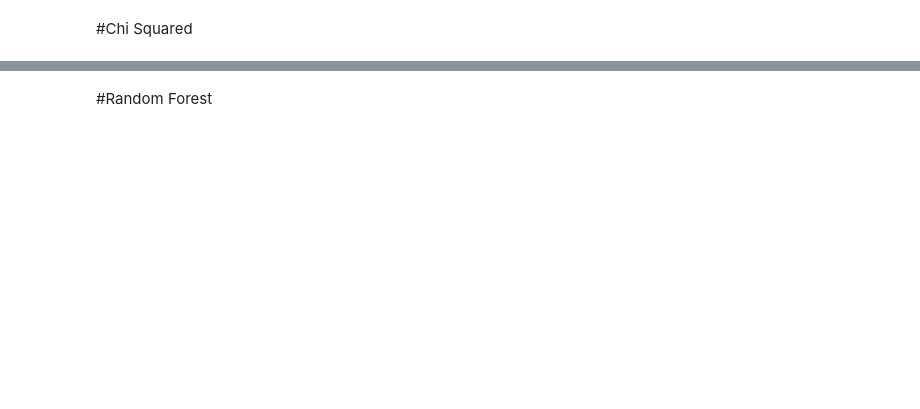
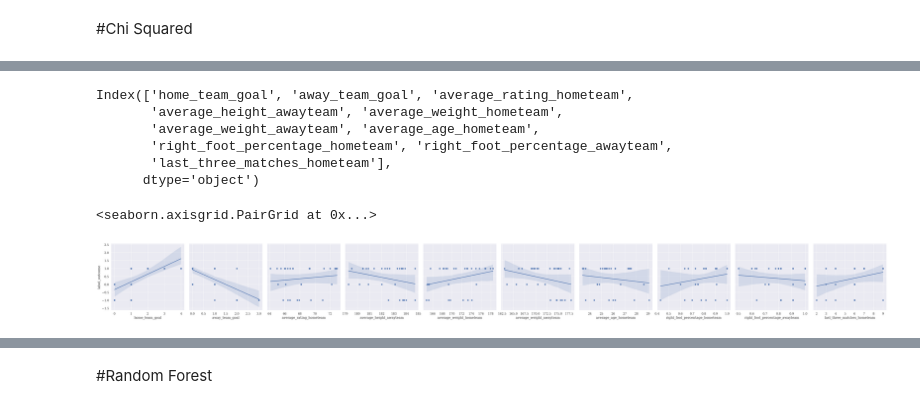
Before and after one commit to juengeja/MachineLearning, a Jupyter notebook: overall.ipynb, the cells around one changed output, grey strips where cells are left out. Cells and saved outputs as stored; diff of their text form; code cells hidden in the pictures; blank space fills up the shorter version.

```diff
--- a/overall.ipynb
+++ b/overall.ipynb
@@ -425,14 +771,9 @@ Sucht die beste Untergruppe von Features für ein Mdoell, indem eine Modell-basi
 # %%
-#df_test = df_dropped
-#conn = sqlite3.connect('neue_datenbank.db')
-#df_test.to_sql('neue_tabelle_mit_30_Daten', conn, if_exists='replace', index=False)
-#conn.close()
-
 # Verbindung zur SQLite-Datenbank herstellen
-conn = sqlite3.connect('neue_datenbank.db')
+conn = sqlite3.connect('neue_datenbank_numeric.db')
 
 # SQL-Abfrage ausführen und Ergebnis in ein Pandas-Dataframe laden
-df = pd.read_sql("SELECT * FROM neue_tabelle_mit_30_Daten", conn)
+df = pd.read_sql("SELECT * FROM neue_tabelle_mit_500_numerischen_Daten", conn)
 
 # Verbindung schließen
 conn.close()
@@ -443,22 +781,0 @@ Convert every non numeric column to a numeric column
-# %%
-df_dropped['date_int'] = df_dropped['date'].apply(lambda x: int(x.replace('-', '').replace(' ', '').replace(':', '')))
-df_dropped = df_dropped.drop('date', axis=1)
-df_dropped = df_dropped.rename(columns={'date_int': 'date'})
-
-
-
-# create dictionary to map outcome labels to integer values
-outcome_map = {'Win': 1, 'Lose': -1, 'Draw': 0}
-
-# convert outcome labels to integer values
-df_dropped['label_outcome_int'] = df_dropped['label_outcome'].map(outcome_map)
-
-# replace original column with new integer column
-df_dropped['label_outcome'] = df_dropped['label_outcome_int']
-
-# drop temporary integer column
-df_dropped = df_dropped.drop('label_outcome_int', axis=1)
-
-
-
-df_dropped['season'] = df_dropped['season'].str.split('/').str[0].astype(int)
@@ -503,3 +798,23 @@ rfe.fit(features, target)
 # Ausgabe der ausgewählten Features
 selected_features = features.columns[rfe.support_]
 print(selected_features)
+# %% [output]
+Index(['home_team_goal', 'away_team_goal', 'average_rating_hometeam',
+       'average_height_awayteam', 'average_weight_hometeam',
+       'average_weight_awayteam', 'average_age_hometeam',
+       'right_foot_percentage_hometeam', 'right_foot_percentage_awayteam',
+       'last_three_matches_hometeam'],
+      dtype='object')
+# %%
+import seaborn as sns
+
+# assuming you have split your data into features and target
+# and have selected the desired features for the model
+# you can create a dataframe with the selected features and the target variable
+data = pd.concat([features[selected_features], target], axis=1)
+
+# create a pairplot to visualize the relationships between the variables
+sns.pairplot(data, x_vars=selected_features, y_vars='label_outcome', height=5, aspect=1, kind='reg')
+# %% [output]
+<seaborn.axisgrid.PairGrid at 0x...>
+[figure, added]
```
Also changed, not shown: parts of 23 cells of this notebook.
